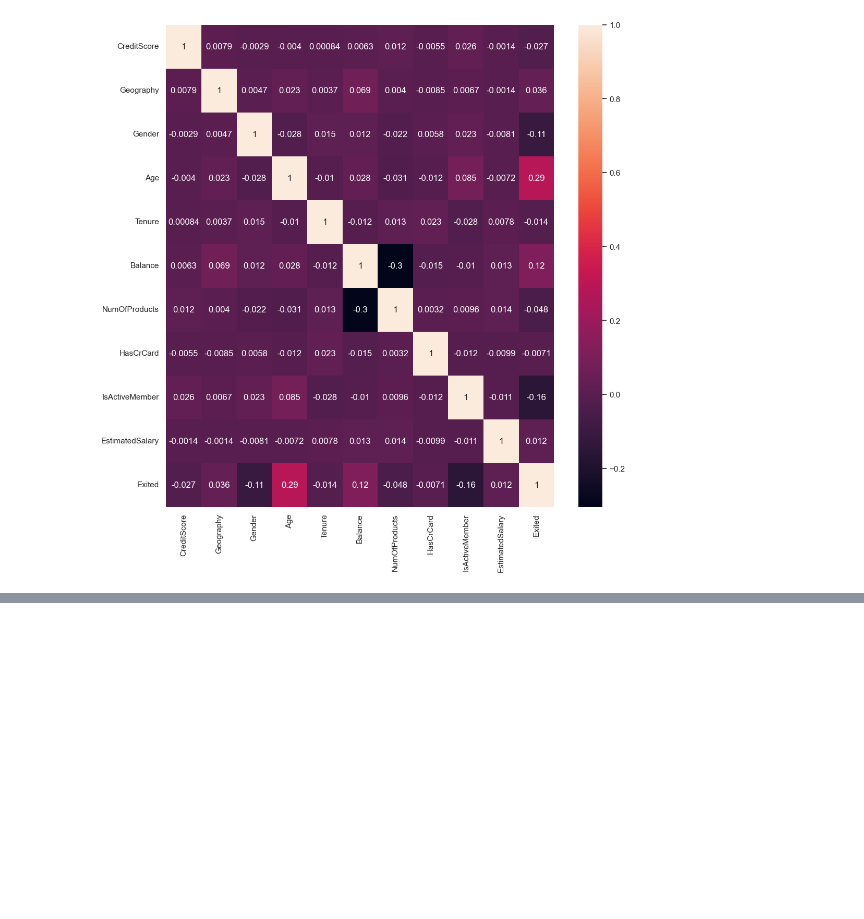
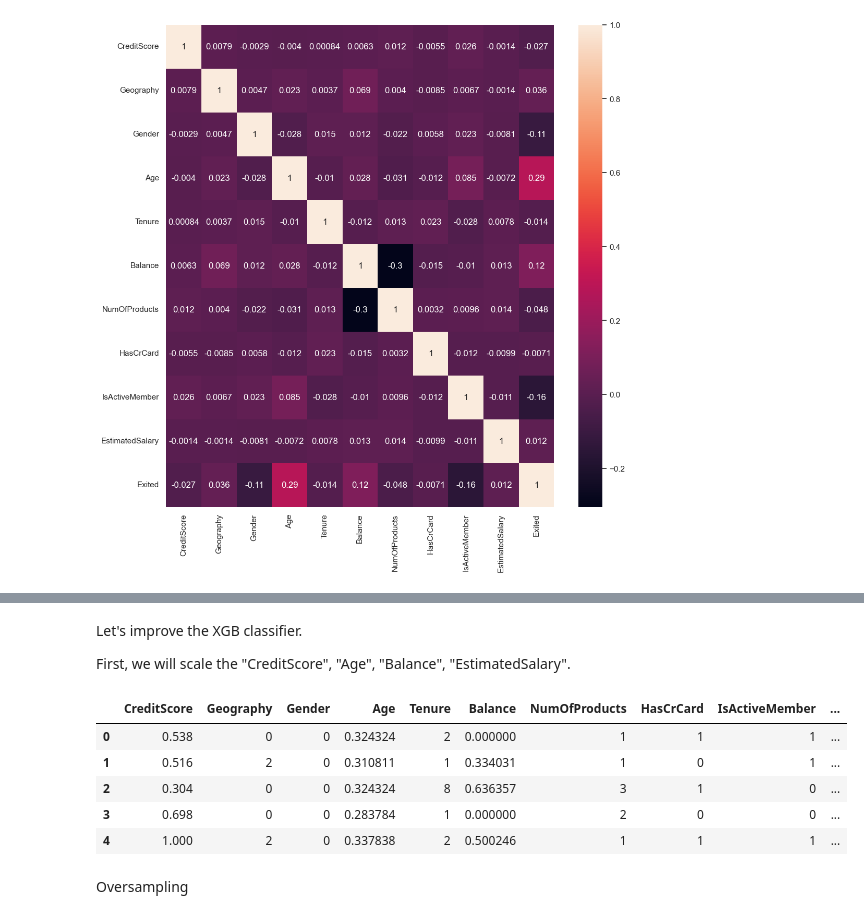
Before and after one commit to ohorielko/bank_customer_churn_prediction, a Jupyter notebook: bank_customer_churn_prediction.ipynb, the cells around one changed output, grey strips where cells are left out. Cells and saved outputs as stored; diff of their text form; code cells hidden in the pictures; blank space fills up the shorter version.

Commit message:
Run 4 prediction models, performed figure scaling and hypertuning, improved XGBoost classifier

```diff
--- a/bank_customer_churn_prediction.ipynb
+++ b/bank_customer_churn_prediction.ipynb
@@ -87,10 +98,3 @@ sns.countplot(x="IsActiveMember", hue="Exited", data=df, ax=ax[2])
 # %% [output]
 <Axes: xlabel='IsActiveMember', ylabel='count'>
 [figure]
-# %%
-df.replace([np.inf, -np.inf], np.nan, inplace=True)
-figure, ax = plt.subplots(1, 3, figsize=(30, 7))
-plt.subplots_adjust(wspace=0.3)
-sns.stripplot(x="NumOfProducts", y="Age", hue="Exited", data=df, ax=ax[0], dodge=True, jitter=True)
-sns.stripplot(x="HasCrCard", y="Age", hue="Exited", data=df, ax=ax[1], dodge=True, jitter=True)
-sns.stripplot(x="IsActiveMember", y="Age", hue="Exited", data=df, ax=ax[2], dodge=True, jitter=True)
@@ -117,6 +118,9 @@ df["Age"].value_counts().plot.bar(figsize=(20,6))
 # sns.FacetGrid: This creates a grid for plotting
 # hue="Exited": The hue parameter specifies that the data should be split by the "Exited" column
 # An aspect of 4 means that the plot will be three times wider than it is tall.
+
+df = df.replace([np.inf, -np.inf], np.nan)
+
 facet = sns.FacetGrid(df, hue = "Exited", aspect = 4)
 
 # map method applies a plotting function sns.kdeplot (kernel density estimate - smooth histrogram) to the data in the grid.
@@ -195,0 +202,5 @@ plt.show()
+# %%
+x = df.drop("Exited", axis=1)
+y = df["Exited"]
+
+x_train, x_test, y_train, y_test = train_test_split(x, y, test_size=0.25, random_state=0)
@@ -195,0 +348,26 @@ plt.show()
+# %% [markdown]
+Let's improve the XGB classifier.
+
+First, we will scale the "CreditScore", "Age", "Balance", "EstimatedSalary".
+# %%
+# Transforms features by scaling each feature to a given range, usually between 0 and 1.
+
+# Define the features to scale
+features_to_scale = ["CreditScore", "Age", "Balance", "EstimatedSalary"]
+# Scaled features can lead to more stable and efficient gradient descent, potentially speeding up convergence and improving the model's accuracy.
+
+# Apply MinMaxScaler to selected features
+scaler = MinMaxScaler()
+X_scaled = pd.DataFrame(data=x)
+X_scaled[features_to_scale] = scaler.fit_transform(x[features_to_scale])
+# %%
+X_scaled.head()
+# %% [output]
+|  | CreditScore | Geography | Gender | Age | Tenure | Balance | NumOfProducts | HasCrCard | IsActiveMember | ... |
+| 0 | 0.538 | 0 | 0 | 0.324324 | 2 | 0.000000 | 1 | 1 | 1 | ... |
+| 1 | 0.516 | 2 | 0 | 0.310811 | 1 | 0.334031 | 1 | 0 | 1 | ... |
+| 2 | 0.304 | 0 | 0 | 0.324324 | 8 | 0.636357 | 3 | 1 | 0 | ... |
+| 3 | 0.698 | 0 | 0 | 0.283784 | 1 | 0.000000 | 2 | 0 | 0 | ... |
+| 4 | 1.000 | 2 | 0 | 0.337838 | 2 | 0.500246 | 1 | 1 | 1 | ... |
+# %% [markdown]
+Oversampling
```
Also changed, not shown: parts of 13 cells of this notebook.
